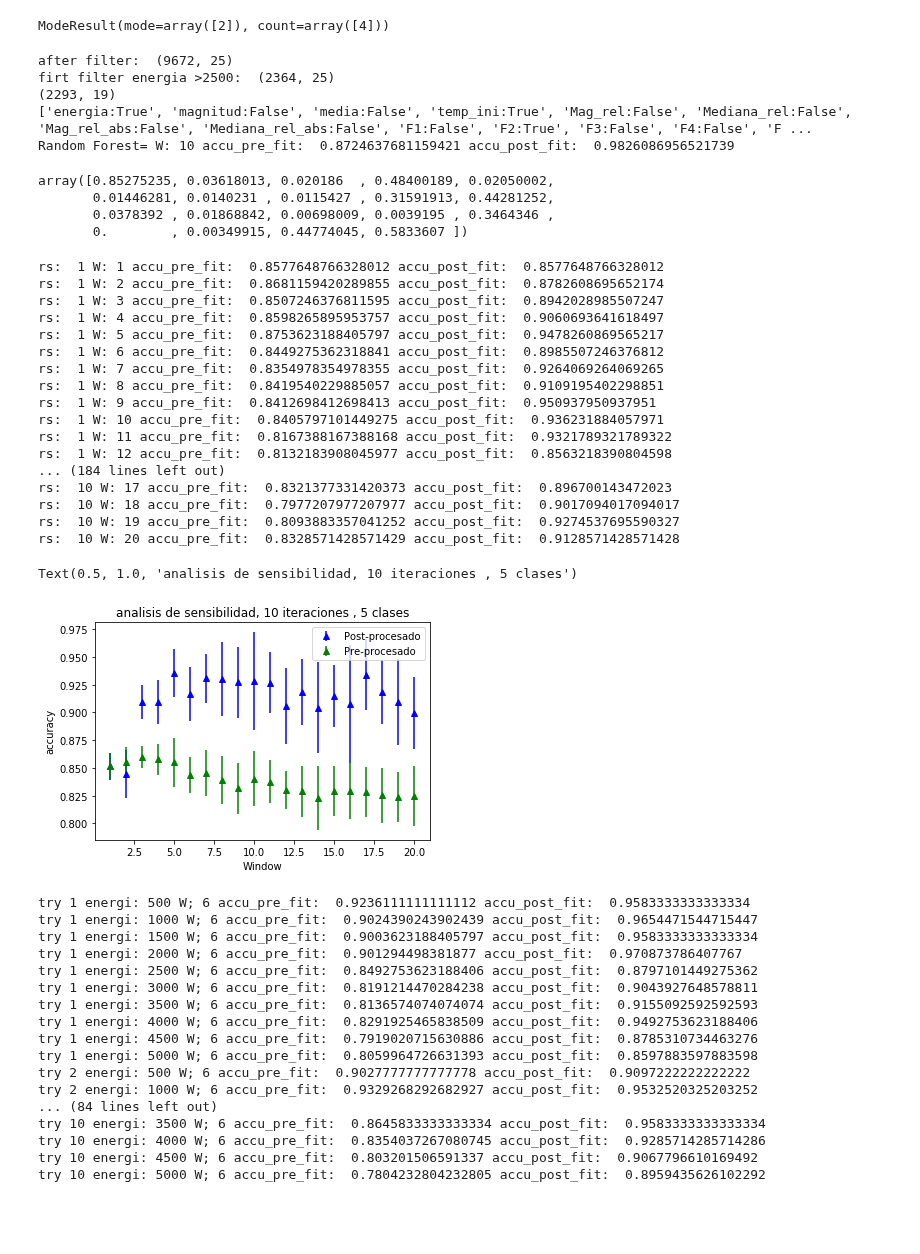
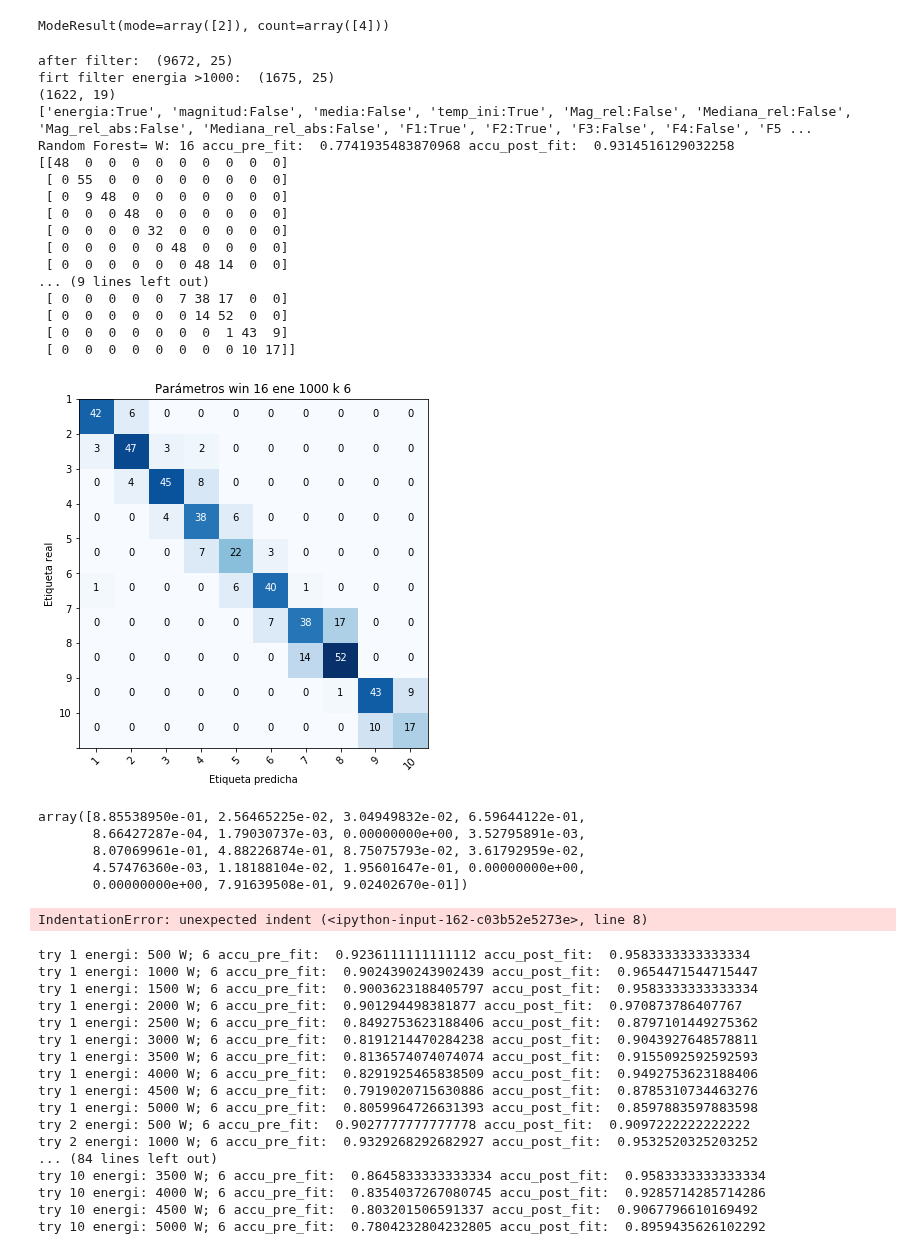
Before and after one commit to MartinVIllesca/Analisis_Baterias, a Jupyter notebook: notebooks/entrega/exploracion_cesar_2.ipynb, the cells around one changed output. Saved outputs shown, nothing was run; the diff lists cells and outputs as text; code cells hidden in the pictures; blank space fills up the shorter version.

Commit message:
se annade matriz de confusion

```diff
--- a/notebooks/entrega/exploracion_cesar_2.ipynb
+++ b/notebooks/entrega/exploracion_cesar_2.ipynb
@@ -939,7 +899,7 @@ df_2['F10'] = diferencia_voltaje(df_2['voltaje'], df_2['corriente'])
 df_2['F11'] = diferencia_voltaje2(df_2['voltaje'], df_2['corriente'])
 #Cambio de labels para etiquetar
 
-sep = 5
+sep = 10
 df["clase"] = ChangeLabel(df['ciclo'],sep)
 df_2["clase"] = ChangeLabel(df_2["ciclo"],sep)
 
@@ -1092,7 +1086,7 @@ Nombres = df.columns.values
 
 "Se filtra segun energia y se eliminan valores problematicos como NaN o inf"
 print("after filter: ", data.shape)
-energi= 2500
+energi= 1000
 ind = np.where((data[:,1]>energi))
 data = np.delete(data,ind,axis=0)
 print("firt filter energia >%s: " %energi , data.shape)
@@ -1131,7 +1125,8 @@ scaler_data = scaler.fit_transform(data_x)
 # data_x = PCA(n_components=8).fit_transform(scaler_data)
 print(scaler_data.shape)
 "Se eligen las mejores k caracteristicas"
-Sel_best = SelectKBest(mutual_info_classif, k=6)
+k = 6
+Sel_best = SelectKBest(mutual_info_classif, k=k)
 Sel_best.fit(scaler_data, data_y)
 Best_Sel = Sel_best.get_support()
 
@@ -1150,7 +1145,7 @@ from sklearn.metrics import classification_report, confusion_matrix, accuracy_sc
 from sklearn.model_selection import train_test_split
 
 "Tamaño de ventana de valores consecutivos"
-win = 10
+win = 16
 
 
 "Se toman los datos separados y mezclados"
@@ -1172,53 +1167,76 @@ y_pred_act = regressor.predict(x_valid)
 # print(accuracy_score(y_valid, y_pred_act))
 # print(confusion_matrix(y_valid, y_pred_act))
 
-"Valor por label utilizando la mediana"
+"Valor por label utilizando la moda"
 y_pred = Mean_n(y_pred_act,win)
 
 
 # for i in range(len(y_pred)):
 #     print(i,y_pred_act[i],y_pred[i],y_valid[i])
 
 
 # print("Random Forest scores after fit:")
 # print(accuracy_score(y_valid, y_pred))
 # print(confusion_matrix(y_valid, y_pred))
 # print(regressor.feature_importances_)
 
+plt.figure(figsize=(sep/1.7,sep/1.7))
+
 print("Random Forest=","W:", win,"accu_pre_fit: ",accuracy_score(y_valid, y_pred_act),"accu_post_fit: ",accuracy_score(y_valid, y_pred))
+
+print(confusion_matrix(y_valid, y_pred))
+
+plot_confusion_matrix(confusion_matrix(y_valid, y_pred_act),
+                      title='Parámetros win {} ene {} k {}'.format(win, energi, k),
+                      classes=np.arange(1, sep+1))
 
 # from sklearn.neural_network import MLPClassifier
 
 # clf = MLPClassifier(solver='lbfgs', alpha=10, hidden_layer_sizes=(20,20,20), random_state=1, dropout=10)
 
 # clf.fit(x_train , y_train)
 
 # y_pred_mlp_act = clf.predict(x_valid)
 
 # y_pred_mlp = Mean_n(y_pred_mlp_act,win)
 
 # print("MLP=","W:", win,"accu_pre_fit: ",accuracy_score(y_valid, y_pred_mlp_act),"accu_post_fit: ",accuracy_score(y_valid, y_pred_mlp))
 # %% [output]
 after filter:  (9672, 25)
-firt filter energia >2500:  (2364, 25)
-(2293, 19)
-['energia:True', 'magnitud:False', 'media:False', 'temp_ini:True', 'Mag_rel:False', 'Mediana_rel:False', 'Mag_rel_abs:False', 'Mediana_rel_abs:False', 'F1:False', 'F2:True', 'F3:False', 'F4:False', 'F ...
-Random Forest= W: 10 accu_pre_fit:  0.8724637681159421 accu_post_fit:  0.9826086956521739
+firt filter energia >1000:  (1675, 25)
+(1622, 19)
+['energia:True', 'magnitud:False', 'media:False', 'temp_ini:True', 'Mag_rel:False', 'Mediana_rel:False', 'Mag_rel_abs:False', 'Mediana_rel_abs:False', 'F1:True', 'F2:True', 'F3:False', 'F4:False', 'F5 ...
+Random Forest= W: 16 accu_pre_fit:  0.7741935483870968 accu_post_fit:  0.9314516129032258
+[[48  0  0  0  0  0  0  0  0  0]
+ [ 0 55  0  0  0  0  0  0  0  0]
+ [ 0  9 48  0  0  0  0  0  0  0]
+ [ 0  0  0 48  0  0  0  0  0  0]
+ [ 0  0  0  0 32  0  0  0  0  0]
+ [ 0  0  0  0  0 48  0  0  0  0]
+ [ 0  0  0  0  0  0 48 14  0  0]
+... (9 lines left out)
+ [ 0  0  0  0  0  7 38 17  0  0]
+ [ 0  0  0  0  0  0 14 52  0  0]
+ [ 0  0  0  0  0  0  0  1 43  9]
+ [ 0  0  0  0  0  0  0  0 10 17]]
+[figure, added]
 # %%
 Sel_best.scores_
 # %% [output]
-array([0.85275235, 0.03618013, 0.020186  , 0.48400189, 0.02050002,
-       0.01446281, 0.0140231 , 0.0115427 , 0.31591913, 0.44281252,
-       0.0378392 , 0.01868842, 0.00698009, 0.0039195 , 0.3464346 ,
-       0.        , 0.00349915, 0.44774045, 0.5833607 ])
+array([8.85538950e-01, 2.56465225e-02, 3.04949832e-02, 6.59644122e-01,
+       8.66427287e-04, 1.79030737e-03, 0.00000000e+00, 3.52795891e-03,
+       8.07069961e-01, 4.88226874e-01, 8.75075793e-02, 3.61792959e-02,
+       4.57476360e-03, 1.18188104e-02, 1.95601647e-01, 0.00000000e+00,
+       0.00000000e+00, 7.91639508e-01, 9.02402670e-01])
 # %%
 ## análisis de sensibilidad por ventana
-win = 20
+win = 11
 n_try = 10
 accu = np.zeros((n_try,win))
 accu_pre = np.zeros((n_try,win))
-for j in range(n_try):
-    for i in range(win):
+# for j in range(n_try):
+#     for i in range(win):
+    for i in [win]:
         x_train, y_train, x_valid, y_valid = data_valid(data_x, data_y,30,i+1,j)
         # y_valid = y_valid.reshape((-1,1))
         # data_valid = np.hstack((x_valid,y_valid))
@@ -1269,25 +1287,7 @@ plt.xlabel("Window")
 plt.ylabel("accuracy")
 plt.title("analisis de sensibilidad, %s iteraciones , %d clases" %(n_try,sep))
 # %% [output]
-rs:  1 W: 1 accu_pre_fit:  0.8577648766328012 accu_post_fit:  0.8577648766328012
-rs:  1 W: 2 accu_pre_fit:  0.8681159420289855 accu_post_fit:  0.8782608695652174
-rs:  1 W: 3 accu_pre_fit:  0.8507246376811595 accu_post_fit:  0.8942028985507247
-rs:  1 W: 4 accu_pre_fit:  0.8598265895953757 accu_post_fit:  0.9060693641618497
-rs:  1 W: 5 accu_pre_fit:  0.8753623188405797 accu_post_fit:  0.9478260869565217
-rs:  1 W: 6 accu_pre_fit:  0.8449275362318841 accu_post_fit:  0.8985507246376812
-rs:  1 W: 7 accu_pre_fit:  0.8354978354978355 accu_post_fit:  0.9264069264069265
-rs:  1 W: 8 accu_pre_fit:  0.8419540229885057 accu_post_fit:  0.9109195402298851
-rs:  1 W: 9 accu_pre_fit:  0.8412698412698413 accu_post_fit:  0.950937950937951
-rs:  1 W: 10 accu_pre_fit:  0.8405797101449275 accu_post_fit:  0.936231884057971
-rs:  1 W: 11 accu_pre_fit:  0.8167388167388168 accu_post_fit:  0.9321789321789322
-rs:  1 W: 12 accu_pre_fit:  0.8132183908045977 accu_post_fit:  0.8563218390804598
-... (184 lines left out)
-rs:  10 W: 17 accu_pre_fit:  0.8321377331420373 accu_post_fit:  0.896700143472023
-rs:  10 W: 18 accu_pre_fit:  0.7977207977207977 accu_post_fit:  0.9017094017094017
-rs:  10 W: 19 accu_pre_fit:  0.8093883357041252 accu_post_fit:  0.9274537695590327
-rs:  10 W: 20 accu_pre_fit:  0.8328571428571429 accu_post_fit:  0.9128571428571428
+IndentationError: unexpected indent (<ipython-input-162-c03b52e5273e>, line 8)
-Text(0.5, 1.0, 'analisis de sensibilidad, 10 iteraciones , 5 clases')
-[figure, removed]
 # %%
 ## senbilidad de acuerdo a la energia consumida
 data_1 = df.values
```
Also changed, not shown: parts of 3 cells of this notebook.
